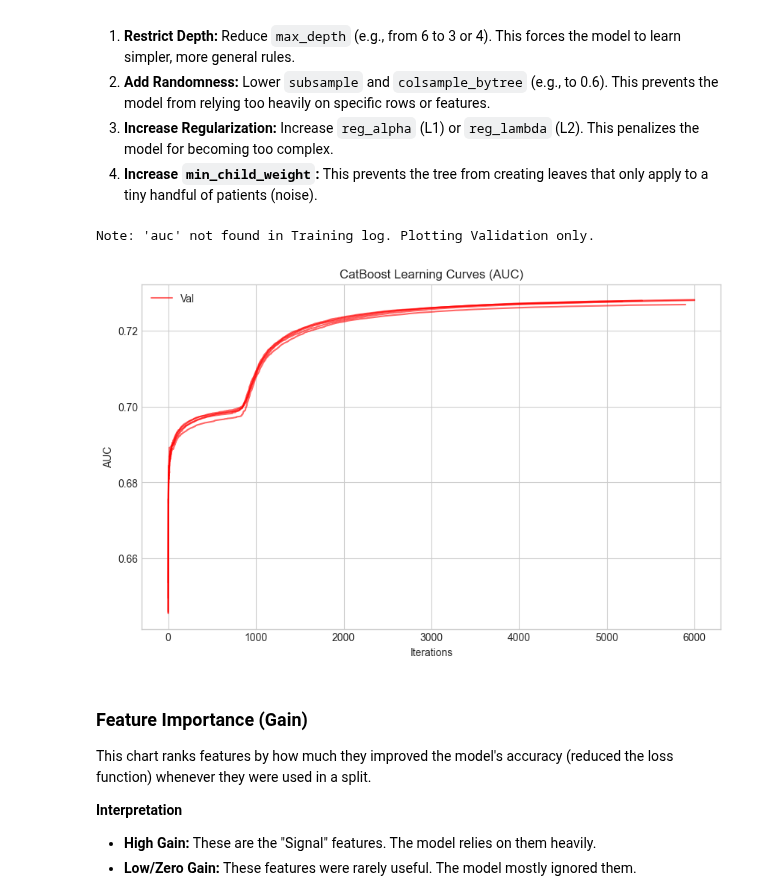
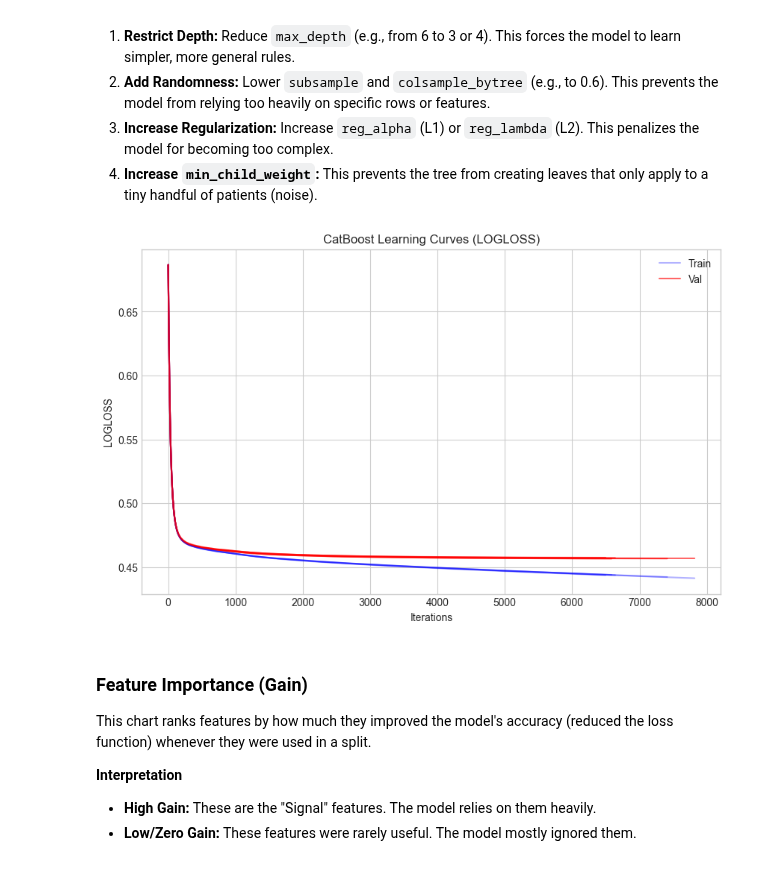
Before and after one commit to SteveTarter/kaggle-playground-series, a Jupyter notebook: 2025/s5e12/ps-s5e12-catboost.ipynb, the cells around one changed output. Cells and saved outputs as stored; diff of their text form; code cells hidden in the pictures.

```diff
--- a/2025/s5e12/ps-s5e12-catboost.ipynb
+++ b/2025/s5e12/ps-s5e12-catboost.ipynb
@@ -437,13 +435,17 @@ Best AUC: 0.7275347063962423
 
 cb_tuned_params = {
     **best_params,
-    'iterations': 6000,
+    'iterations': 8000,
     'eval_metric': 'AUC',
+    'task_type': 'CPU',  # We must use CPU if we want both training and validation numbers
     'random_state': seed,
     'verbose': 200,
     'bootstrap_type': 'Bernoulli',
-    'grow_policy': 'Lossguide',
+    'allow_writing_files': False,        # Stop it from spamming drive with log folders
 }
+
+print('Tuning with the following hyperparameters:')
+print(cb_tuned_params)
 
 # Storage for plotting later
 eval_results = []
@@ -562,10 +564,9 @@ If the Training score is 0.95 but the validation score is 0.72, the  are overfit
 # %%
 mviz = ModelVisualizer(model_name='CatBoost')
 
-mviz.plot_learning_curves(eval_results)
+mviz.plot_learning_curves(eval_results, metric='Logloss')
 # %% [output]
-Note: 'auc' not found in Training log. Plotting Validation only.
-[figure, old version]
+[figure, new version]
 # %% [markdown]
 ### Feature Importance (Gain)
 
```
Also changed, not shown: parts of 6 cells of this notebook, 5 other files.
